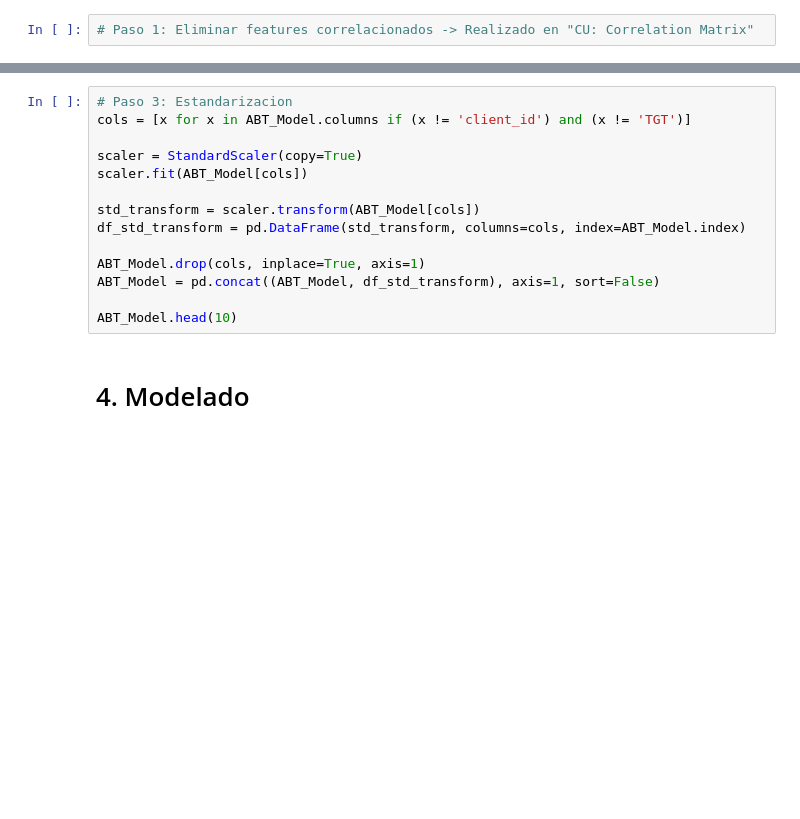
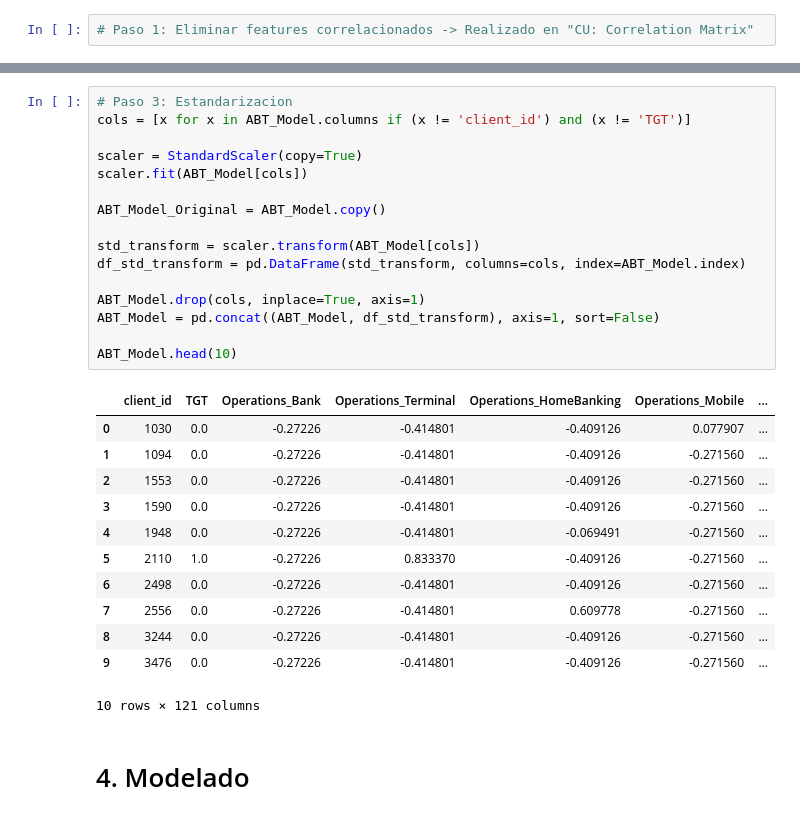
Before and after one commit to comejia/utn-ml-cross-selling, a Jupyter notebook: tp-machine-learning.ipynb, the cells around one changed output, grey strips where cells are left out. Cells and saved outputs as stored; diff of their text form; blank space fills up the shorter version.

```diff
--- a/tp-machine-learning.ipynb
+++ b/tp-machine-learning.ipynb
@@ -443,17 +942,32 @@ ABT_Model.shape
 # %%
 # Paso 3: Estandarizacion
 cols = [x for x in ABT_Model.columns if (x != 'client_id') and (x != 'TGT')]
 
 scaler = StandardScaler(copy=True)
 scaler.fit(ABT_Model[cols])
+
+ABT_Model_Original = ABT_Model.copy()
 
 std_transform = scaler.transform(ABT_Model[cols])
 df_std_transform = pd.DataFrame(std_transform, columns=cols, index=ABT_Model.index)
 
 ABT_Model.drop(cols, inplace=True, axis=1)
 ABT_Model = pd.concat((ABT_Model, df_std_transform), axis=1, sort=False)
 
 ABT_Model.head(10)
+# %% [output]
+|  | client_id | TGT | Operations_Bank | Operations_Terminal | Operations_HomeBanking | Operations_Mobile | ... |
+| 0 | 1030 | 0.0 | -0.27226 | -0.414801 | -0.409126 | 0.077907 | ... |
+| 1 | 1094 | 0.0 | -0.27226 | -0.414801 | -0.409126 | -0.271560 | ... |
+| 2 | 1553 | 0.0 | -0.27226 | -0.414801 | -0.409126 | -0.271560 | ... |
+| 3 | 1590 | 0.0 | -0.27226 | -0.414801 | -0.409126 | -0.271560 | ... |
+| 4 | 1948 | 0.0 | -0.27226 | -0.414801 | -0.069491 | -0.271560 | ... |
+| 5 | 2110 | 1.0 | -0.27226 | 0.833370 | -0.409126 | -0.271560 | ... |
+| 6 | 2498 | 0.0 | -0.27226 | -0.414801 | -0.409126 | -0.271560 | ... |
+| 7 | 2556 | 0.0 | -0.27226 | -0.414801 | 0.609778 | -0.271560 | ... |
+| 8 | 3244 | 0.0 | -0.27226 | -0.414801 | -0.409126 | -0.271560 | ... |
+| 9 | 3476 | 0.0 | -0.27226 | -0.414801 | -0.409126 | -0.271560 | ... |
+10 rows × 121 columns
 # %% [markdown]
 # 4. Modelado
 # %%
```
Also changed, not shown: parts of 76 cells of this notebook.
